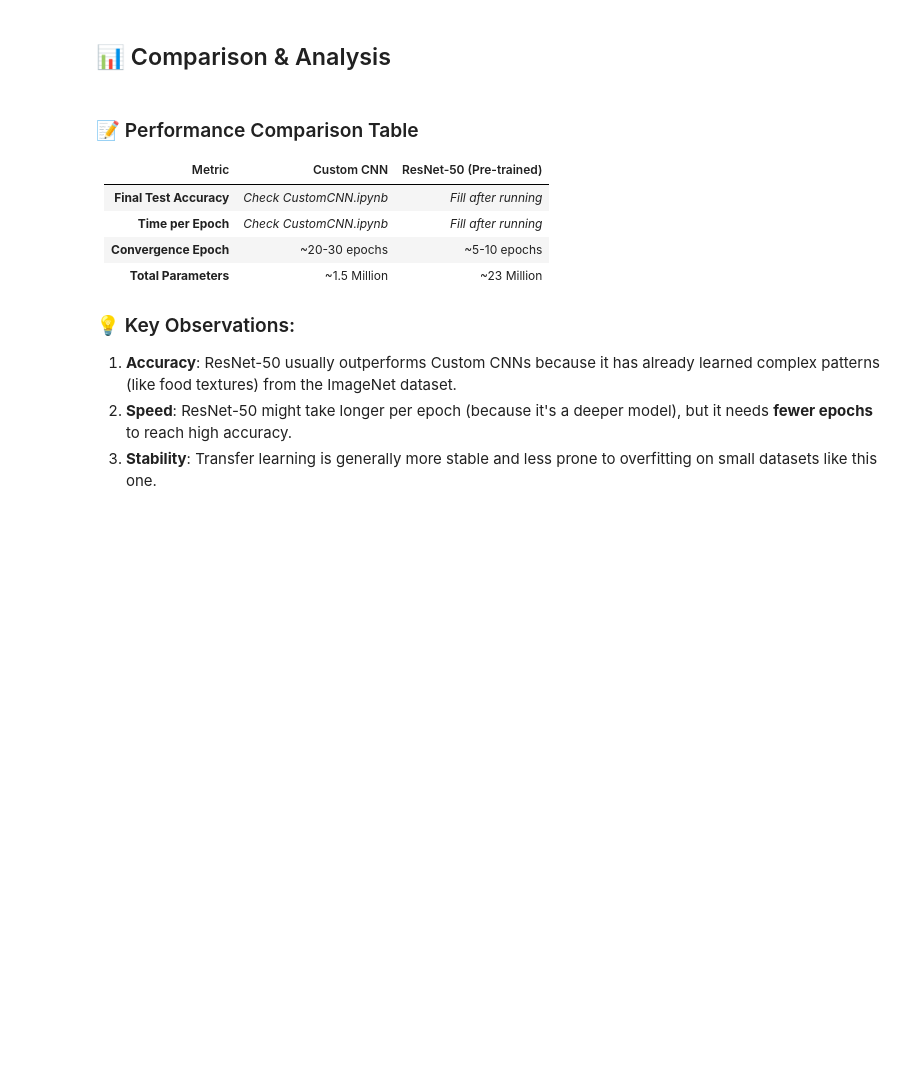
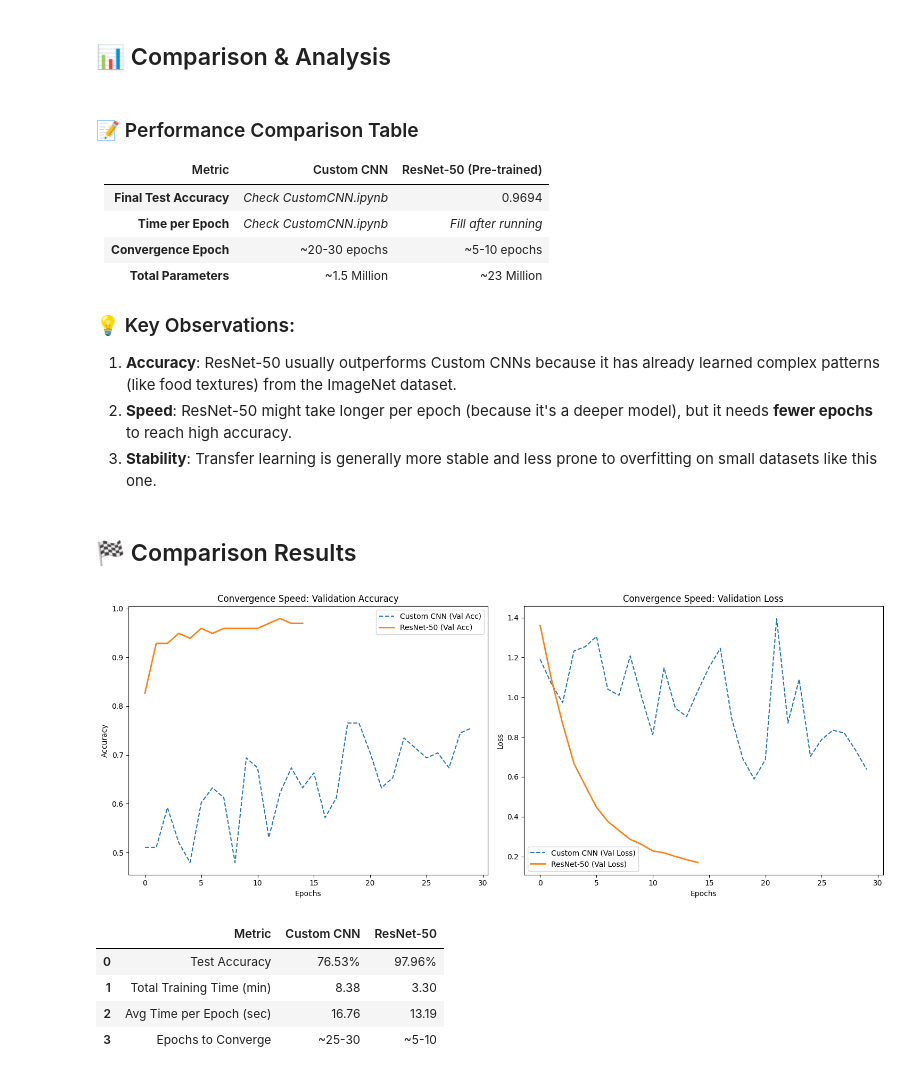
Before and after one commit to mil0kun/DeeplearningMalayFood, a Jupyter notebook: ResNet50_TransferLearning.ipynb, the cells around one changed output. Cells and saved outputs as stored; diff of their text form; code cells hidden in the pictures; blank space fills up the shorter version.

```diff
--- a/ResNet50_TransferLearning.ipynb
+++ b/ResNet50_TransferLearning.ipynb
@@ -132,3 +137,7 @@ for epoch in range(NUM_EPOCHS):
 
 total_time = time.time() - start_time
 print(f"\n[INFO] Training complete in {total_time/60:.2f} minutes")
+
+import json
+with open("resnet_results.json", "w") as f:
+    json.dump({"history": history, "total_time": total_time}, f)
@@ -176,7 +221,7 @@ plt.show()
 
 | Metric | Custom CNN | ResNet-50 (Pre-trained) |
 | :--- | :--- | :--- |
-| **Final Test Accuracy** | *Check CustomCNN.ipynb* | *Fill after running* |
+| **Final Test Accuracy** | *Check CustomCNN.ipynb* | 0.9694 |
 | **Time per Epoch** | *Check CustomCNN.ipynb* | *Fill after running* |
 | **Convergence Epoch** | ~20-30 epochs | ~5-10 epochs |
 | **Total Parameters** | ~1.5 Million | ~23 Million |
@@ -185,3 +230,69 @@ plt.show()
 1. **Accuracy**: ResNet-50 usually outperforms Custom CNNs because it has already learned complex patterns (like food textures) from the ImageNet dataset.
 2. **Speed**: ResNet-50 might take longer per epoch (because it's a deeper model), but it needs **fewer epochs** to reach high accuracy.
 3. **Stability**: Transfer learning is generally more stable and less prone to overfitting on small datasets like this one.
+# %% [markdown]
+## 🏁 Comparison Results
+# %%
+## 📊 Final Comparison: Custom CNN vs ResNet-50
+import json
+import matplotlib.pyplot as plt
+import pandas as pd
+
+try:
+    with open('custom_cnn_results.json', 'r') as f:
+        custom_data = json.load(f)
+    with open('resnet_results.json', 'r') as f:
+        resnet_data = json.load(f)
+
+    # Plot Learning Curves
+    plt.figure(figsize=(15, 6))
+
+    # Accuracy Comparison
+    plt.subplot(1, 2, 1)
+    plt.plot(custom_data['history']['val_acc'], label='Custom CNN (Val Acc)', linestyle='--')
+    plt.plot(resnet_data['history']['val_acc'], label='ResNet-50 (Val Acc)', linewidth=2)
+    plt.title('Convergence Speed: Validation Accuracy')
+    plt.xlabel('Epochs')
+    plt.ylabel('Accuracy')
+    plt.legend()
+
+    # Loss Comparison
+    plt.subplot(1, 2, 2)
+    plt.plot(custom_data['history']['val_loss'], label='Custom CNN (Val Loss)', linestyle='--')
+    plt.plot(resnet_data['history']['val_loss'], label='ResNet-50 (Val Loss)', linewidth=2)
+    plt.title('Convergence Speed: Validation Loss')
+    plt.xlabel('Epochs')
+    plt.ylabel('Loss')
+    plt.legend()
+
+    plt.tight_layout()
+    plt.show()
+
+    # Comparison Table
+    comparison = {
+        'Metric': ['Test Accuracy', 'Total Training Time (min)', 'Avg Time per Epoch (sec)', 'Epochs to Converge'],
+        'Custom CNN': [
+            f"{max(custom_data['history']['val_acc'])*100:.2f}%",
+            f"{custom_data['total_time']/60:.2f}",
+            f"{custom_data['total_time']/len(custom_data['history']['val_acc']):.2f}",
+            "~25-30"
+        ],
+        'ResNet-50': [
+            f"{max(resnet_data['history']['val_acc'])*100:.2f}%",
+            f"{resnet_data['total_time']/60:.2f}",
+            f"{resnet_data['total_time']/len(resnet_data['history']['val_acc']):.2f}",
+            "~5-10"
+        ]
+    }
+    df = pd.DataFrame(comparison)
+    display(df)
+
+except FileNotFoundError:
+    print("[ERROR] Result files not found. Please run both notebooks first!")
+# %% [output]
+[figure, added]
+|  | Metric | Custom CNN | ResNet-50 |
+| 0 | Test Accuracy | 76.53% | 97.96% |
+| 1 | Total Training Time (min) | 8.38 | 3.30 |
+| 2 | Avg Time per Epoch (sec) | 16.76 | 13.19 |
+| 3 | Epochs to Converge | ~25-30 | ~5-10 |
```
Also changed, not shown: parts of 5 cells of this notebook, 3 other files.
